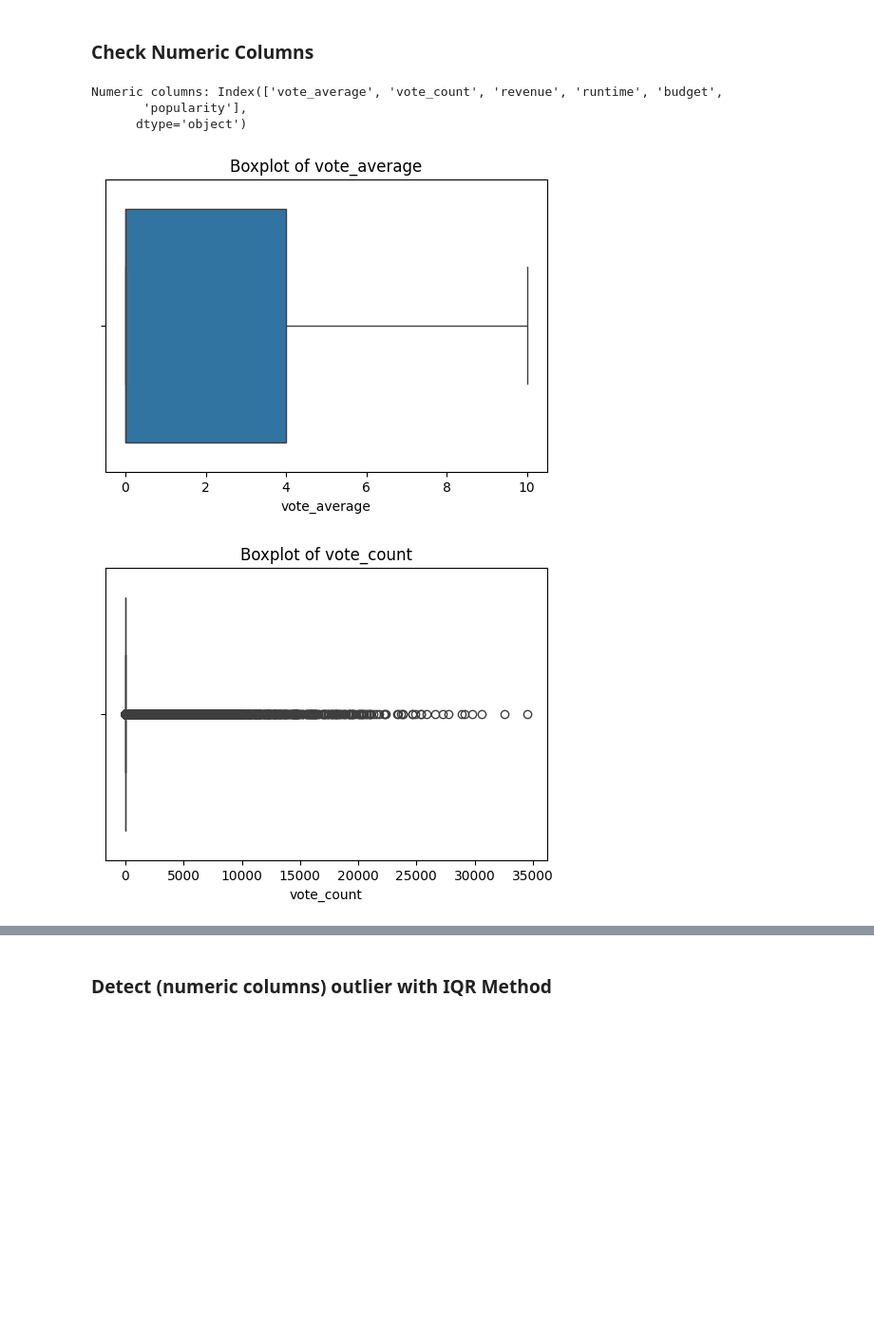
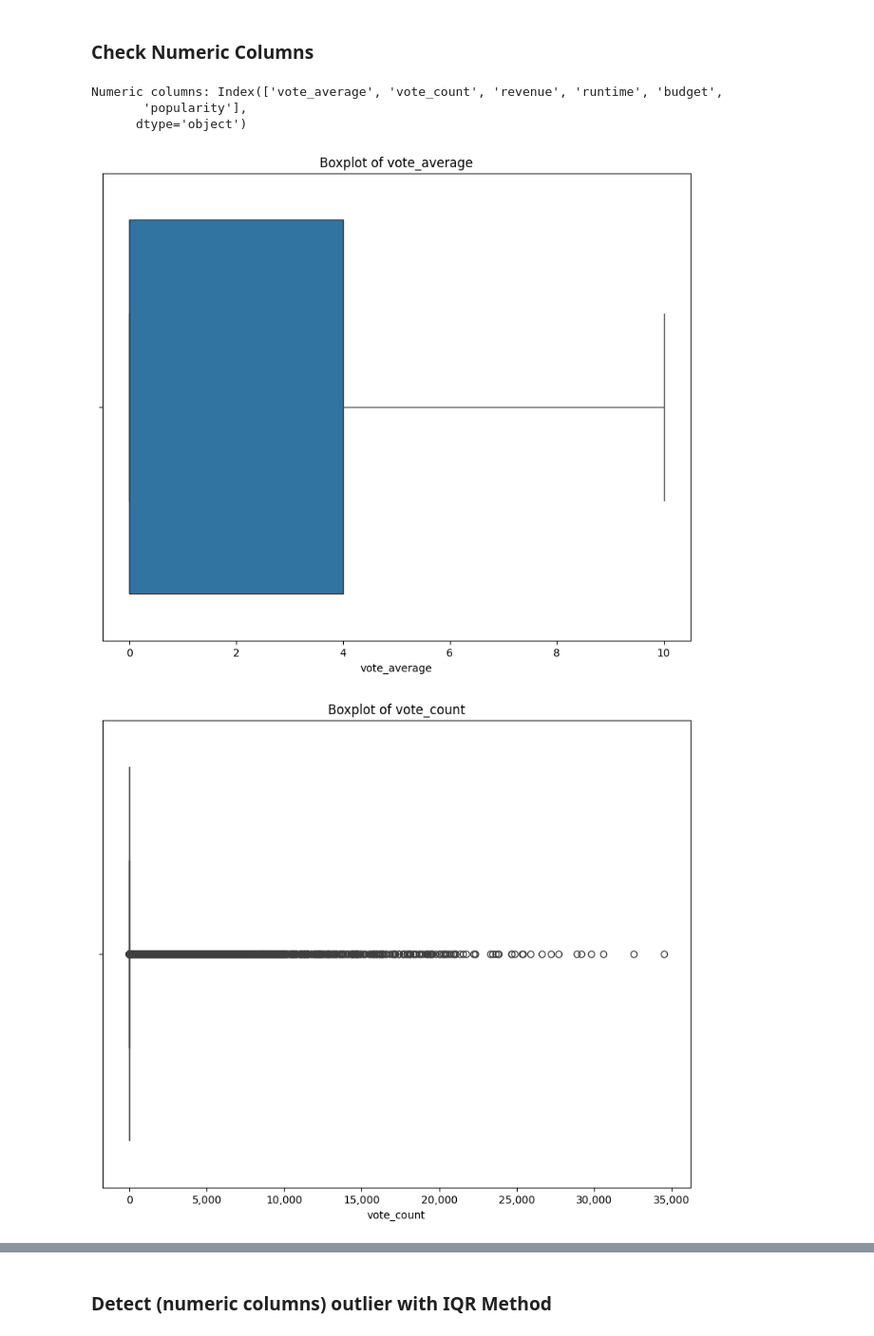
Before and after one commit to 6587093polakornming/Airflow_Spark_Local, a Jupyter notebook: eda/eda_notebook.ipynb, the cells around one changed output, grey strips where cells are left out. Shown: that part at 95% size. Cells and saved outputs as stored; diff of their text form; code cells hidden in the pictures; blank space fills up the shorter version.

```diff
--- a/eda/eda_notebook.ipynb
+++ b/eda/eda_notebook.ipynb
@@ -206,19 +207,31 @@ import seaborn as sns
+# %%
+def create_box_plot (df, column):
+    """
+    Create a box plot for a given column in the DataFrame.
+
+    Parameters:
+    df (DataFrame): The DataFrame containing the data.
+    column (str): The name of the column to plot.
+    """
+    plt.figure(figsize=(10, 8))
+    sns.boxplot(x=df[column])
+    plt.title(f'Boxplot of {column}')
+    plt.xlabel(column)
+    # Set x-axis to regular number format with commas
+    plt.gca().xaxis.set_major_formatter(FuncFormatter(lambda x, _: f'{int(x):,}'))
+    plt.show()
 # %%
 # Select numeric columns for visualization int64 and float64
 numeric_columns = df_no_duplicates.select_dtypes(include=['int64', 'float64']).columns
 
 print("Numeric columns:", numeric_columns)
 
-# Plot boxplots separately for each numeric column
+# Create box plots for each numeric column
 for column in numeric_columns:
-    plt.figure(figsize=(6, 4))
-    sns.boxplot(x=df_no_duplicates[column])
-    plt.title(f'Boxplot of {column}')
-    plt.xlabel(column)
-    plt.show()
+    create_box_plot(df_no_duplicates, column)
 # %% [output]
 Numeric columns: Index(['vote_average', 'vote_count', 'revenue', 'runtime', 'budget',
        'popularity'],
       dtype='object')
-[figure, old version]
+[figure, new version]
-[figure, old version]
+[figure, new version]
```
Also changed, not shown: parts of 26 cells of this notebook, 1 other file.
